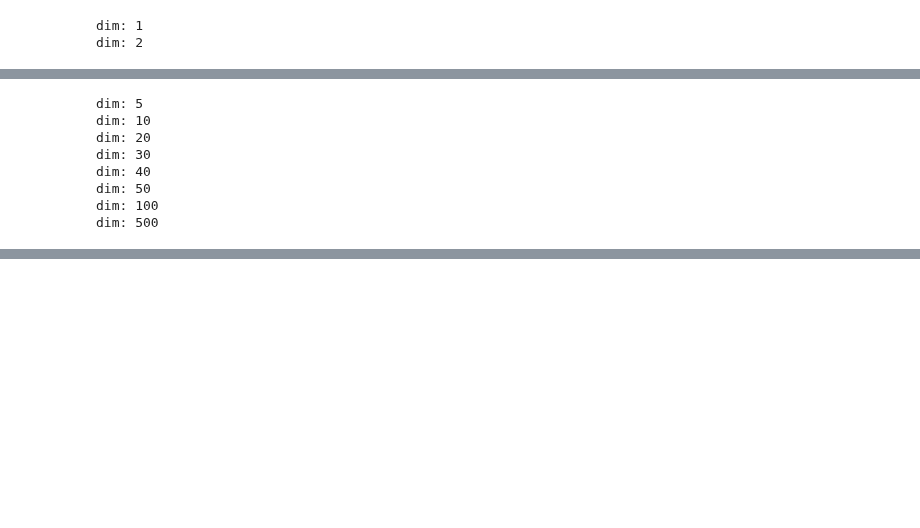
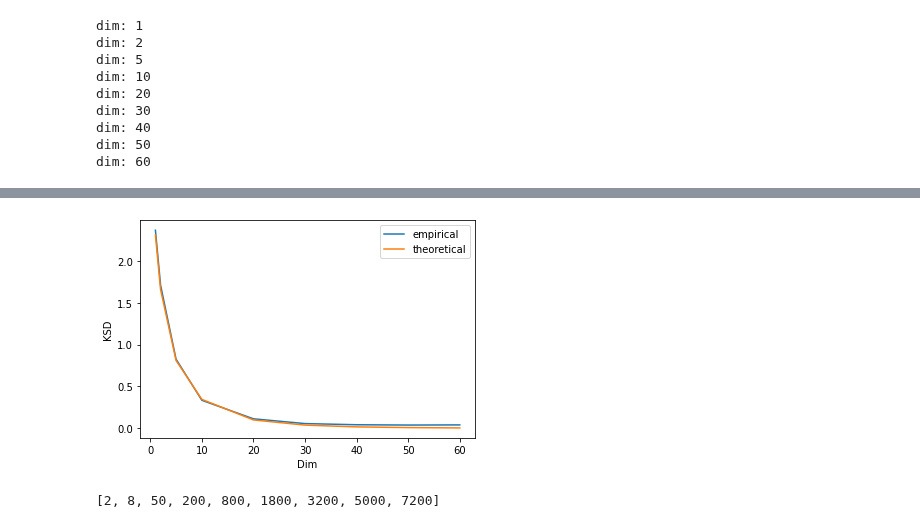
Before and after one commit to XingLLiu/u-stat-high-dim, a Jupyter notebook: scalability_with_dim.ipynb, the cells around one changed output, grey strips where cells are left out. Cells and saved outputs as stored; diff of their text form; code cells hidden in the pictures; blank space fills up the shorter version.

```diff
--- a/scalability_with_dim.ipynb
+++ b/scalability_with_dim.ipynb
@@ -83,40 +96,65 @@ dim 1000
 # %%
-def ksd_gaussians(d):
+def ksd_gaussians(d, bandwidth=None):
+    if not bandwidth:
+        bandwidth = 2 * d
+
     delta = 2.
-    mean1 = tf.eye(dim)[:, 0] * delta
+    mean1 = tf.eye(d)[:, 0] * delta
     mean1_norm_sq = np.sum(mean1**2)
 
-    res = (2 * np.pi)**(d / 2) * d / (np.sqrt(2 * d + 2)) * mean1_norm_sq
+#     res = (np.pi/2)**(d / 2) * bandwidth**d / (bandwidth+2)**(d/2) * mean1_norm_sq
+#     res = bandwidth**d / (bandwidth**2 + 4*bandwidth + 8)**(d/2) * mean1_norm_sq
+    res = (bandwidth / (bandwidth + 4))**(d/2) * mean1_norm_sq
+
     return res
 # %%
 def plot_ksd(dims, kernel_class, n):
 
     ksd_empirical_list = []
+    ksd_theoretical_list = []
+    bandwidth_list = []
     for d in dims:
         print(f"dim: {d}")
         target, proposal_dist = generate_target_proposal(d)
         X = proposal_dist.sample(n)
 
         # compute ksd empirically
-        kernel = kernel_class(med_heuristic=True)
+#         kernel = kernel_class(med_heuristic=True)
+#         kernel = kernel_class(sigma_sq=1.)
+#         kernel = kernel_class(sigma_sq=d*2.) # med-heuristic
+        kernel = kernel_class(sigma_sq=2*d**0.5) # under-estimated
+#         kernel = kernel_class(sigma_sq=2*d**1.5) # over-estimated
+
         ksd = KSD(kernel=kernel, log_prob=target.log_prob)
         ksd_val = ksd(X, tf.identity(X))
 
         ksd_empirical_list.append(ksd_val)
 
-    # compute ksd from theoretical formula
-    ksd_theoretical_list = ksd_gaussians(dims)
+        # compute ksd from theoretical formula
+        ksd_theoretical_list.append(ksd_gaussians(d, bandwidth=kernel.sigma_sq))
+
+        # store bandwidths
+        bandwidth_list.append(kernel.sigma_sq)
 
     fig, ax = plt.subplots()
     ax.plot(dims, ksd_empirical_list, label="empirical")
     ax.plot(dims, ksd_theoretical_list, label="theoretical")
     ax.set_ylabel("KSD")
     ax.set_xlabel("Dim")
+    ax.legend()
 
-    return ksd_empirical_list, ksd_theoretical_list
+    return ksd_empirical_list, ksd_theoretical_list, bandwidth_list
 # %%
 tf.random.set_seed(1)
-ksd_empirical_list, ksd_theoretical_list = plot_ksd(dims, RBF, n=1000)
+dims = [1, 2, 5, 10, 20, 30, 40, 50, 60]
+ksd_empirical_list, ksd_theoretical_list, bandwidth_list = plot_ksd(dims, RBF, n=2000)
 # %% [output]
 dim: 1
 dim: 2
+dim: 5
+dim: 10
+dim: 20
+dim: 30
+dim: 40
+dim: 50
+dim: 60
@@ -131,8 +160,0 @@ To enable them in other operations, rebuild TensorFlow with the appropriate comp
-dim: 5
-dim: 10
-dim: 20
-dim: 30
-dim: 40
-dim: 50
-dim: 100
-dim: 500
@@ -139,0 +161,5 @@ dim: 500
+[figure, added]
+# %%
+bandwidth_list
+# %% [output]
+[2, 8, 50, 200, 800, 1800, 3200, 5000, 7200]
```
Also changed, not shown: parts of 9 cells of this notebook, 1 other file.
